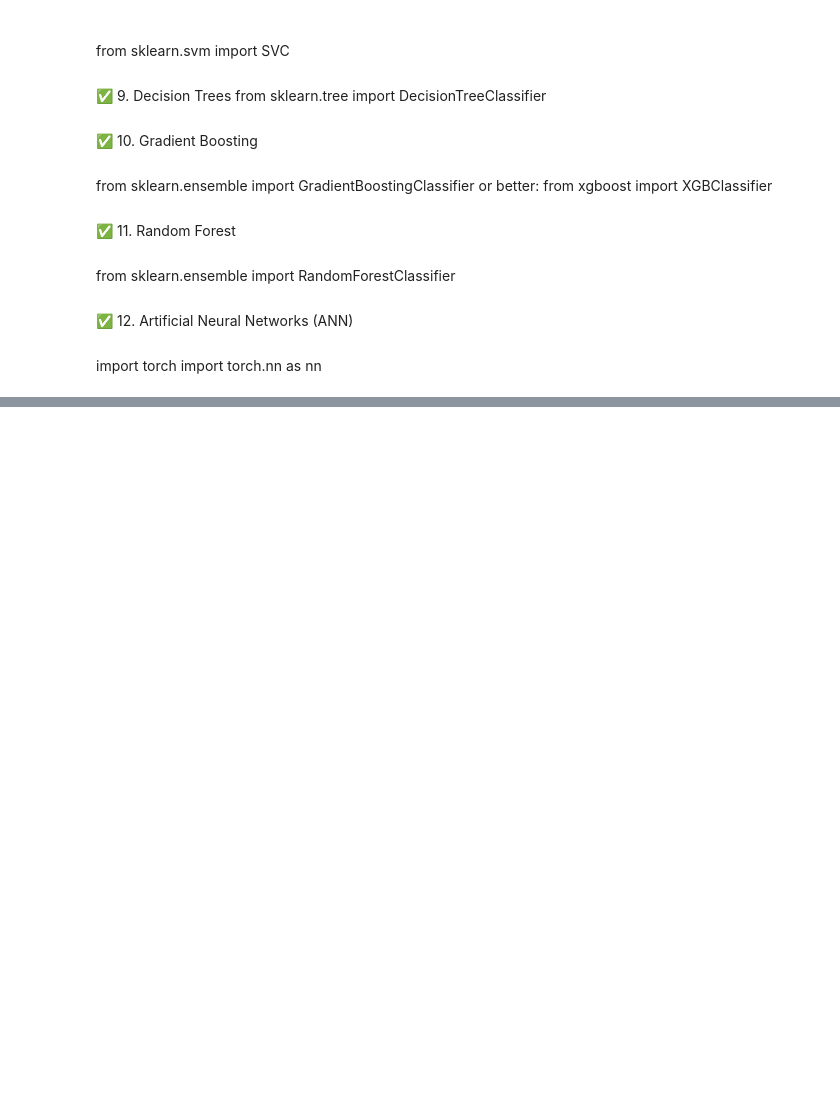
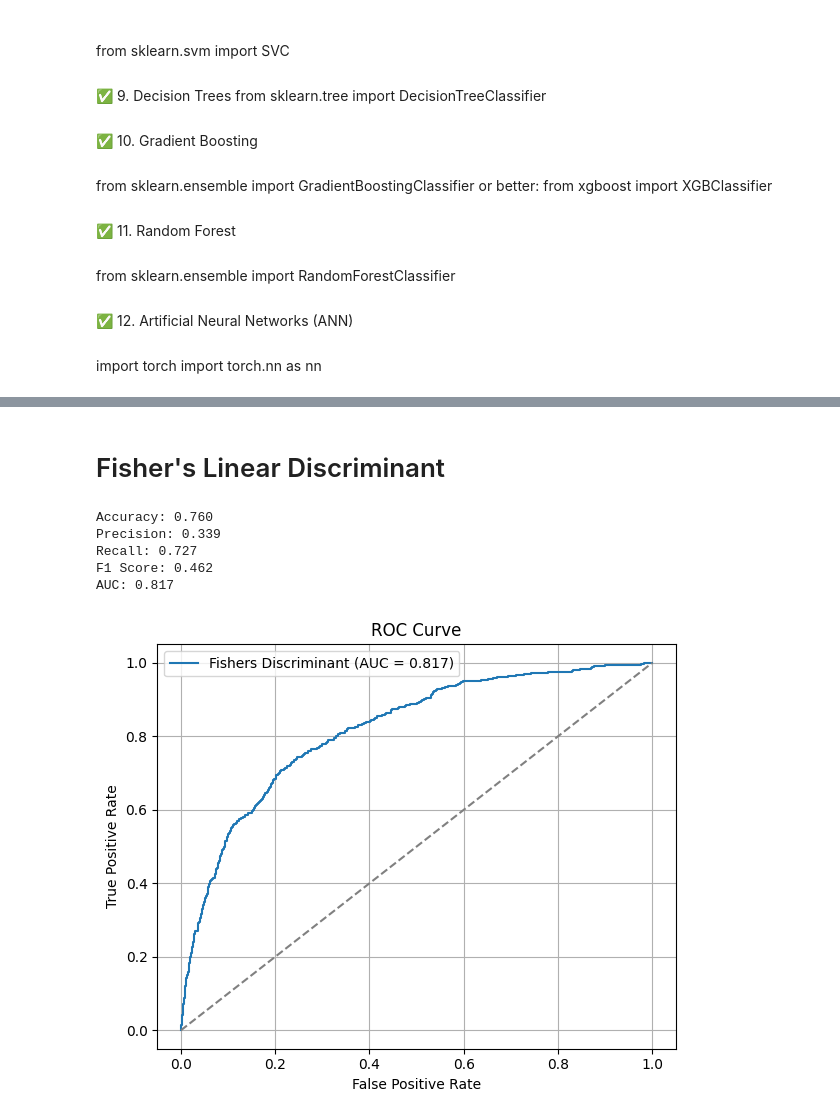
Before and after one commit to alyelaswad/ICU-Risk-Predictor, a Jupyter notebook: src/testing.ipynb, the cells around one changed output, grey strips where cells are left out. Cells and saved outputs as stored; diff of their text form; code cells hidden in the pictures; blank space fills up the shorter version.

```diff
--- a/src/testing.ipynb
+++ b/src/testing.ipynb
@@ -332,0 +433,43 @@ import torch.nn as nn
+# %% [markdown]
+# Fisher's Linear Discriminant
+# %%
+from sklearn.discriminant_analysis import LinearDiscriminantAnalysis
+
+model = LinearDiscriminantAnalysis()
+model.fit(X_resampled,y_resampled)
+
+y_pred = model.predict(test_df)
+y_scores = model.decision_function(test_df)
+
+accuracy = accuracy_score(test_Mortality_labels, y_pred)
+precision = precision_score(test_Mortality_labels, y_pred)
+recall = recall_score(test_Mortality_labels, y_pred)
+f1 = f1_score(test_Mortality_labels, y_pred)
+auc = roc_auc_score(test_Mortality_labels, y_scores)
+
+print(f"Accuracy: {accuracy:.3f}")
+print(f"Precision: {precision:.3f}")
+print(f"Recall: {recall:.3f}")
+print(f"F1 Score: {f1:.3f}")
+print(f"AUC: {auc:.3f}")
+
+# ROC Curve
+fpr, tpr, _ = roc_curve(test_Mortality_labels, y_scores)
+
+plt.figure(figsize=(6, 5))
+plt.plot(fpr, tpr, label=f'Fishers Discriminant (AUC = {auc:.3f})')
+plt.plot([0, 1], [0, 1], linestyle='--', color='gray')
+plt.xlabel('False Positive Rate')
+plt.ylabel('True Positive Rate')
+plt.title('ROC Curve')
+plt.legend()
+plt.grid()
+plt.tight_layout()
+plt.show()
+# %% [output]
+Accuracy: 0.760
+Precision: 0.339
+Recall: 0.727
+F1 Score: 0.462
+AUC: 0.817
+[figure, added]
```
Also changed, not shown: parts of 15 cells of this notebook.
